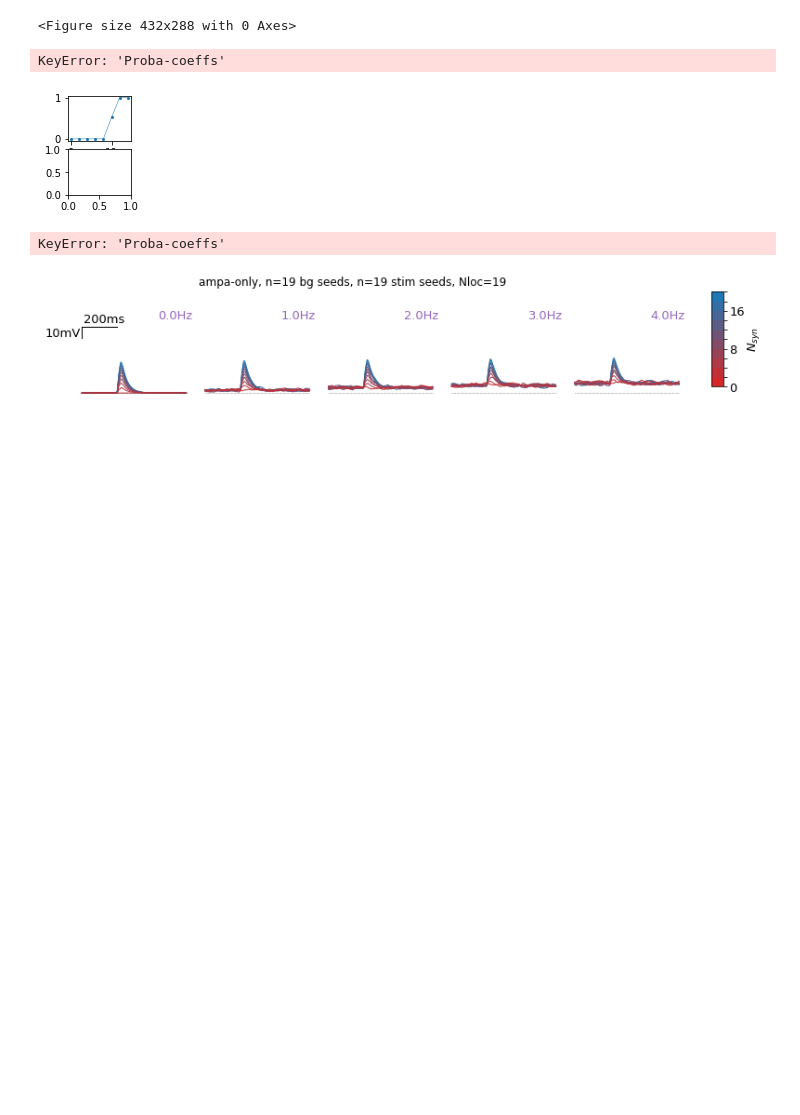
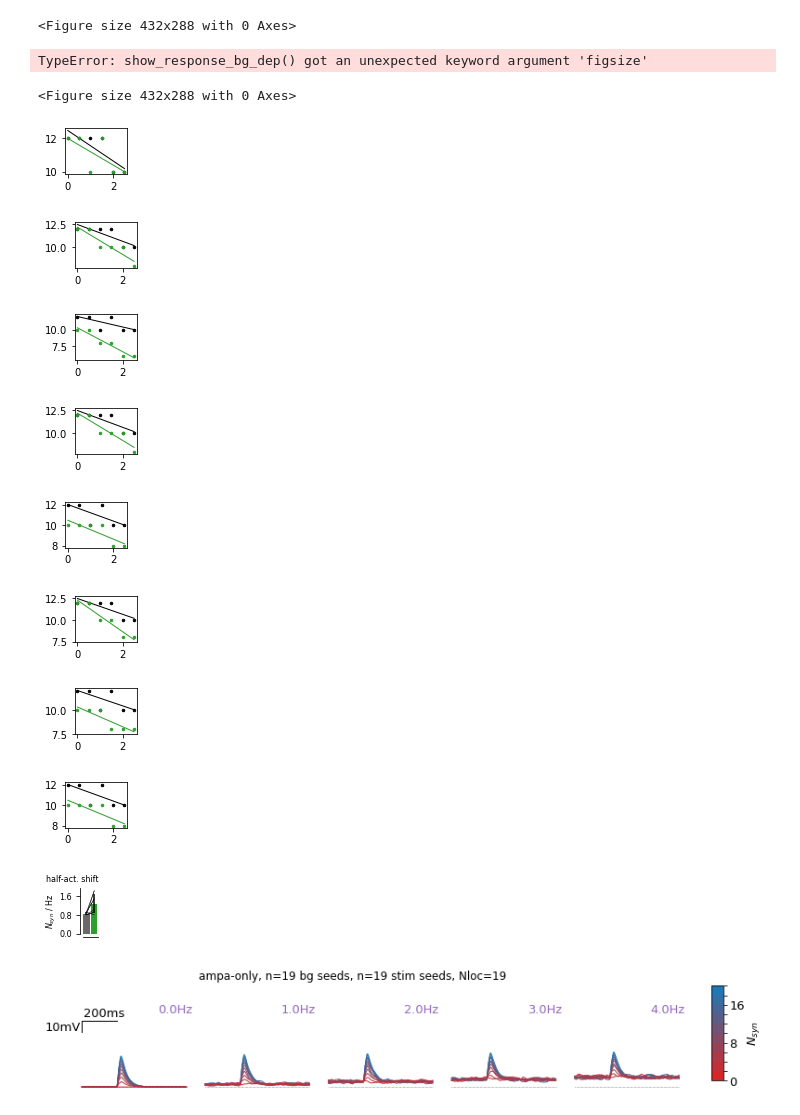
Before and after one commit to yzerlaut/zinc-NMDA-modulation, a Jupyter notebook: Sensitivity_to_Background_Modulation.ipynb, the cells around one changed output. Drawn from its saved outputs; the diff is of its cells as text; code cells hidden in the pictures; blank space fills up the shorter version.

Commit message:
update spiking proba

```diff
--- a/Sensitivity_to_Background_Modulation.ipynb
+++ b/Sensitivity_to_Background_Modulation.ipynb
@@ -147,15 +101,57 @@ RESP_PER_STIM = build_full_dataset_per_stim(key='active')
 <Figure size 432x288 with 0 Axes>
 # %%
 %run plots/show_trial_average_responses.py
-props = {'syn_location':'all'} # 'VLIM':[-76,0],
+props = {'syn_location':10, 'thresholds':{'Proba':0.8}} # 'VLIM':[-76,0],
 FREE = get_trial_average_responses(RESP_PER_STIM, alphaZn=0.45, **props)
 CHELATED = get_trial_average_responses(RESP_PER_STIM, alphaZn=0., **props)
 fig_BG12 = show_response_bg_dep(FREE, CHELATED, method='Proba', ge=ge,
-                                 ylim=[-1,11], BG_levels=[0,1,2,3],crossing=4.5)
+                                ylim=[-0.1,1.1], xlim=[0,14], BG_levels=[0,0.5,1.,1.5,2,2.5],
+                                crossing=0.8).savefig('figures/fig22.svg')
 # %% [output]
-KeyError: 'Proba-coeffs'
+TypeError: show_response_bg_dep() got an unexpected keyword argument 'figsize'
-[figure, removed]
-KeyError: 'Proba-coeffs'
+<Figure size 432x288 with 0 Axes>
+# %%
+WITH_PLOT = True
+SLOPES = {'free':[], 'chelated':[]}
+for i in range(25):
+    try:
+        props = {'syn_location':i, 'thresholds':{'Proba':0.5}} # 'VLIM':[-76,0],
+        FREE = get_trial_average_responses(RESP_PER_STIM, alphaZn=0.45, **props)
+        CHELATED = get_trial_average_responses(RESP_PER_STIM, alphaZn=0., **props)
+        if WITH_PLOT:
+            fig, ax= ge.figure()
+        for C, color, key in zip([FREE, CHELATED], ['k', ge.green], ['free', 'chelated']):
+            x = [C[i]['bg_level'] for i in range(len(C))]
+            y = [C[i]['Proba-threshold'] for i in range(len(C))]
+            lin = np.polyfit(x, y, 1)
+            SLOPES[key].append(-lin[0])
+            if WITH_PLOT:
+                ge.scatter(x, y, color=color, ax=ax, no_set=True)
+                ge.plot(x, np.polyval(lin, x), color=color, ax=ax, no_set=True)
+    except IndexError:
+        pass
+# %% [output]
+[figure, added]
+[figure, added]
+[figure, added]
+[figure, added]
+[figure, added]
+[figure, added]
+[figure, added]
+[figure, added]
+# %%
+Fig2inset, ax, pval = ge.related_samples_two_conditions_comparison(np.array(SLOPES['free']),
+                                                                   np.array(SLOPES['chelated']),
+                                                                   with_annotation=False,
+                                                                   lw=.5,
+                                                                   color1=ge.dimgrey, color2=ge.green,
+                                                                   ylabel='$N_{syn}$ / Hz',
+                                                                   xticks=[],#[0, 1],
+                                                                   fig_args=dict(right=4., figsize=(.5,1.), left=1.2, top=1.5))
+ge.annotate(ax, 'half-act. shift', (1., 1.1), ha='right')
+Fig2inset.savefig('figures/fig22.svg')
+# %% [output]
+[figure, added]
 # %%
 def show_trial_average_responses(RESP_PER_STIM, resp='',
                                  alphaZn=0.,
```
Also changed, not shown: parts of 2 cells of this notebook, 1 other file.
